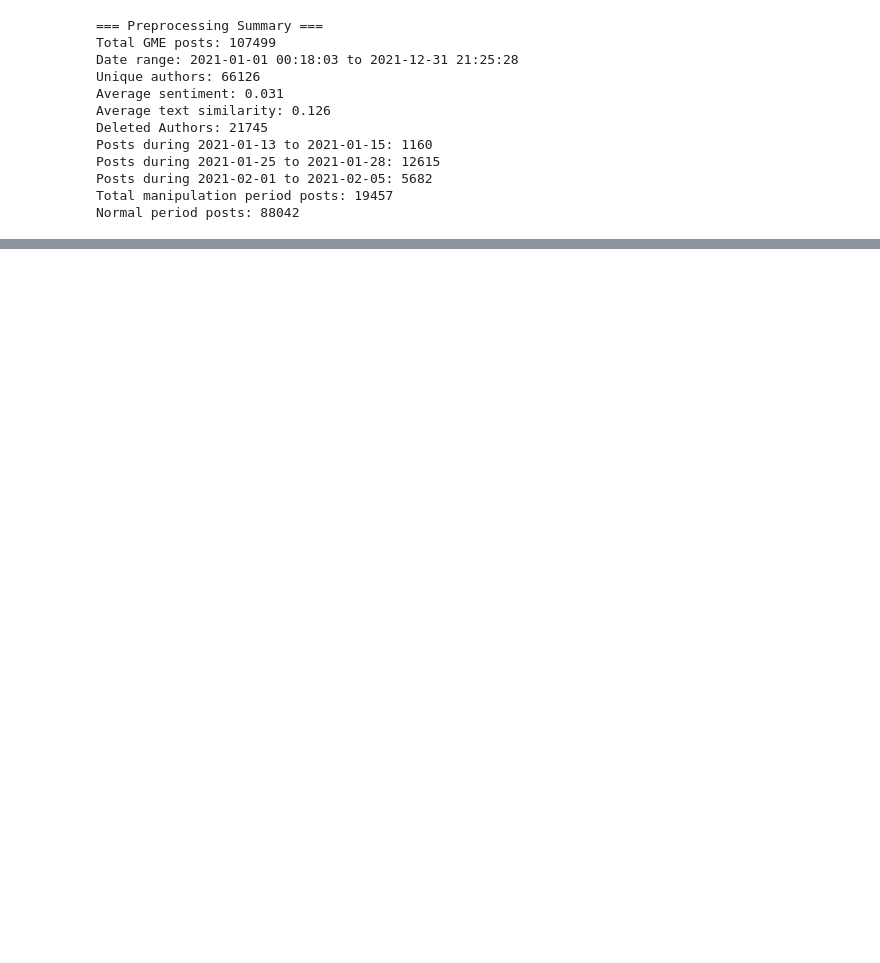
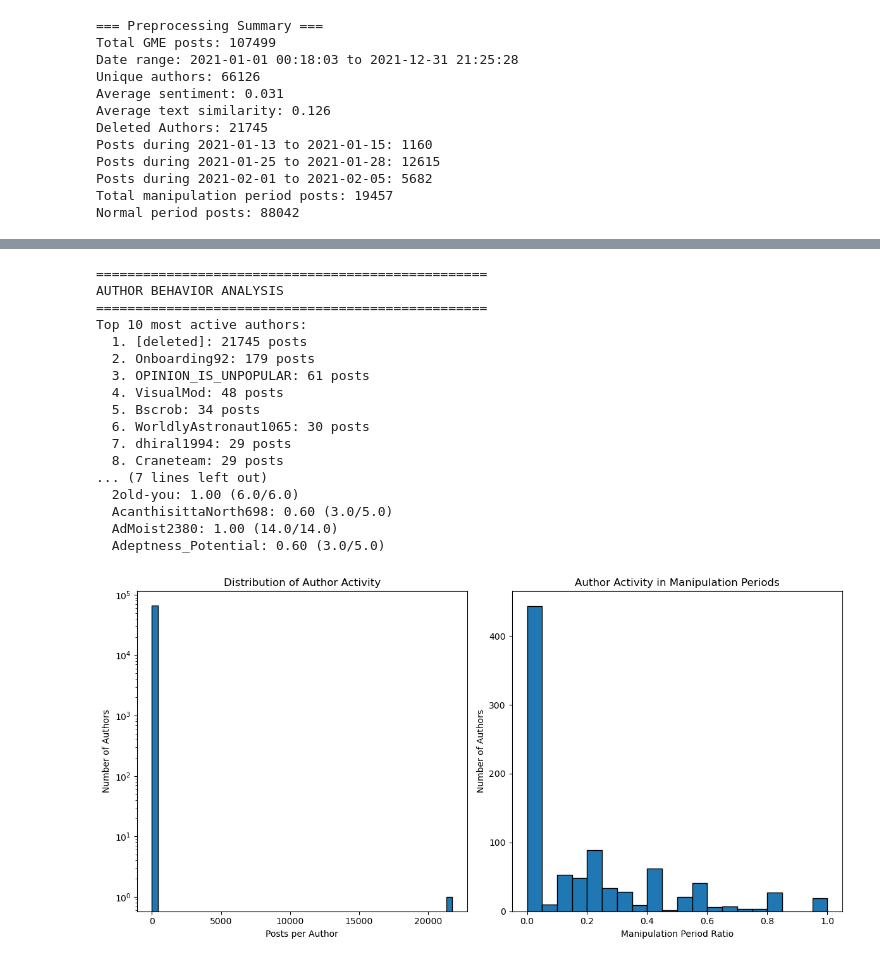
Before and after one commit to krishna-das-m/ManipDetect, a Jupyter notebook: research/notebooks/data_preprocessing_authors.ipynb, the cells around one changed output, grey strips where cells are left out. Cells and saved outputs as stored; diff of their text form; code cells hidden in the pictures; blank space fills up the shorter version.

```diff
--- a/research/notebooks/data_preprocessing_authors.ipynb
+++ b/research/notebooks/data_preprocessing_authors.ipynb
@@ -460,0 +707,64 @@ Normal period posts: 88042
+# %%
+print("=" * 50)
+print("AUTHOR BEHAVIOR ANALYSIS")
+print("=" * 50)
+
+# Top authors by post count
+author_counts = df_wsb_labeled['author'].value_counts()
+print(f"Top 10 most active authors:")
+for i, (author, count) in enumerate(author_counts.head(10).items()):
+    print(f"  {i+1}. {author}: {count} posts")
+
+# Author activity in manipulation vs normal periods
+author_manip_ratio = df_wsb_labeled.groupby('author')['is_manipulation'].agg(['count', 'sum'])
+author_manip_ratio['manipulation_ratio'] = author_manip_ratio['sum'] / author_manip_ratio['count']
+
+# Filter authors with at least 5 posts
+active_authors = author_manip_ratio[author_manip_ratio['count'] >= 5]
+suspicious_authors = active_authors[active_authors['manipulation_ratio'] > 0.5]
+
+print(f"\nAuthors with high manipulation period activity (>50% of posts):")
+print(f"Total authors: {len(suspicious_authors)}")
+
+if len(suspicious_authors) > 0:
+    print("Most suspicious authors:")
+    for author, row in suspicious_authors.head(5).iterrows():
+        print(f"  {author}: {row['manipulation_ratio']:.2f} ({row['sum']}/{row['count']})")
+
+# Plot author activity distribution
+plt.figure(figsize=(12, 6))
+
+plt.subplot(1, 2, 1)
+plt.hist(author_counts.values, bins=50, edgecolor='black')
+plt.xlabel('Posts per Author')
+plt.ylabel('Number of Authors')
+plt.title('Distribution of Author Activity')
+plt.yscale('log')
+
+plt.subplot(1, 2, 2)
+plt.hist(active_authors['manipulation_ratio'], bins=20, edgecolor='black')
+plt.xlabel('Manipulation Period Ratio')
+plt.ylabel('Number of Authors')
+plt.title('Author Activity in Manipulation Periods')
+
+plt.tight_layout()
+plt.show()
+# %% [output]
+==================================================
+AUTHOR BEHAVIOR ANALYSIS
+==================================================
+Top 10 most active authors:
+  1. [deleted]: 21745 posts
+  2. Onboarding92: 179 posts
+  3. OPINION_IS_UNPOPULAR: 61 posts
+  4. VisualMod: 48 posts
+  5. Bscrob: 34 posts
+  6. WorldlyAstronaut1065: 30 posts
+  7. dhiral1994: 29 posts
+  8. Craneteam: 29 posts
+... (7 lines left out)
+  2old-you: 1.00 (6.0/6.0)
+  AcanthisittaNorth698: 0.60 (3.0/5.0)
+  AdMoist2380: 1.00 (14.0/14.0)
+  Adeptness_Potential: 0.60 (3.0/5.0)
+[figure, added]
```
Also changed, not shown: parts of 12 cells of this notebook, 6 other files.
